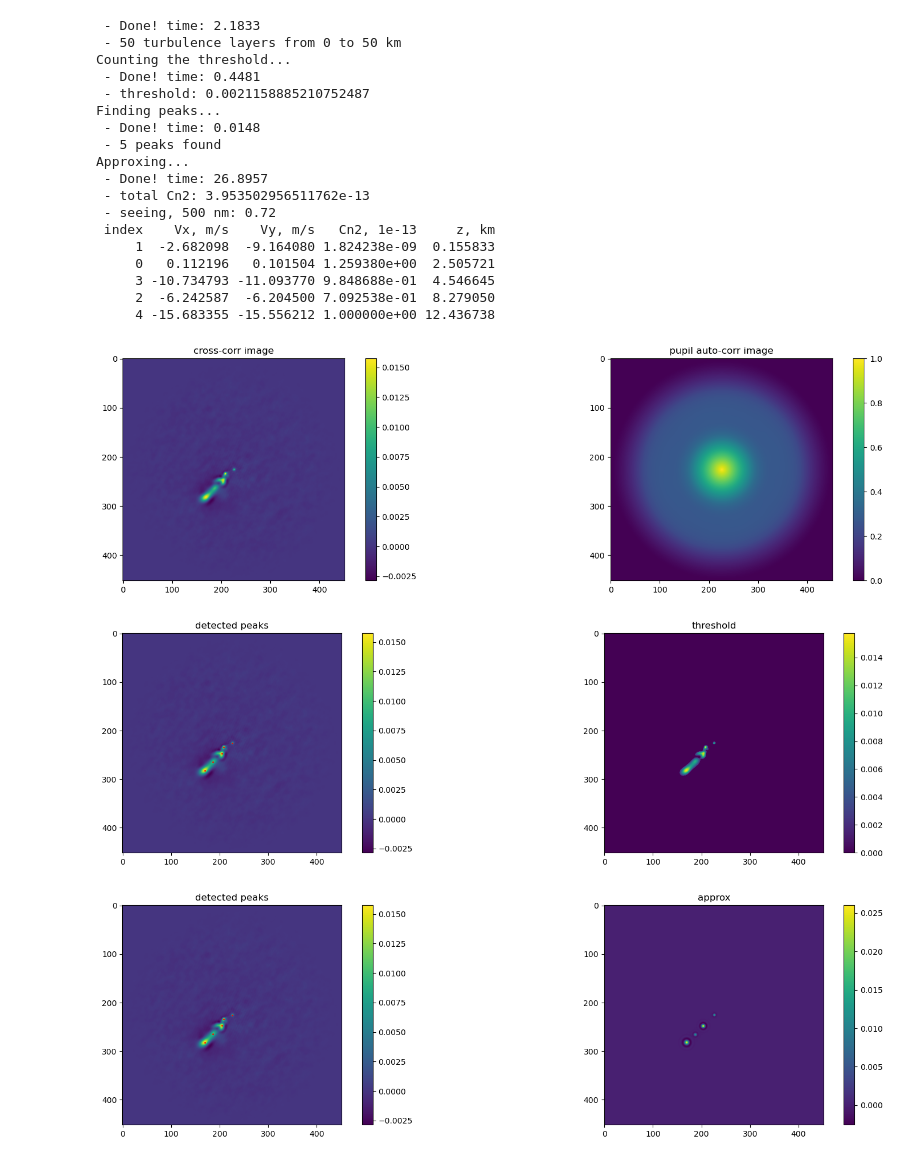
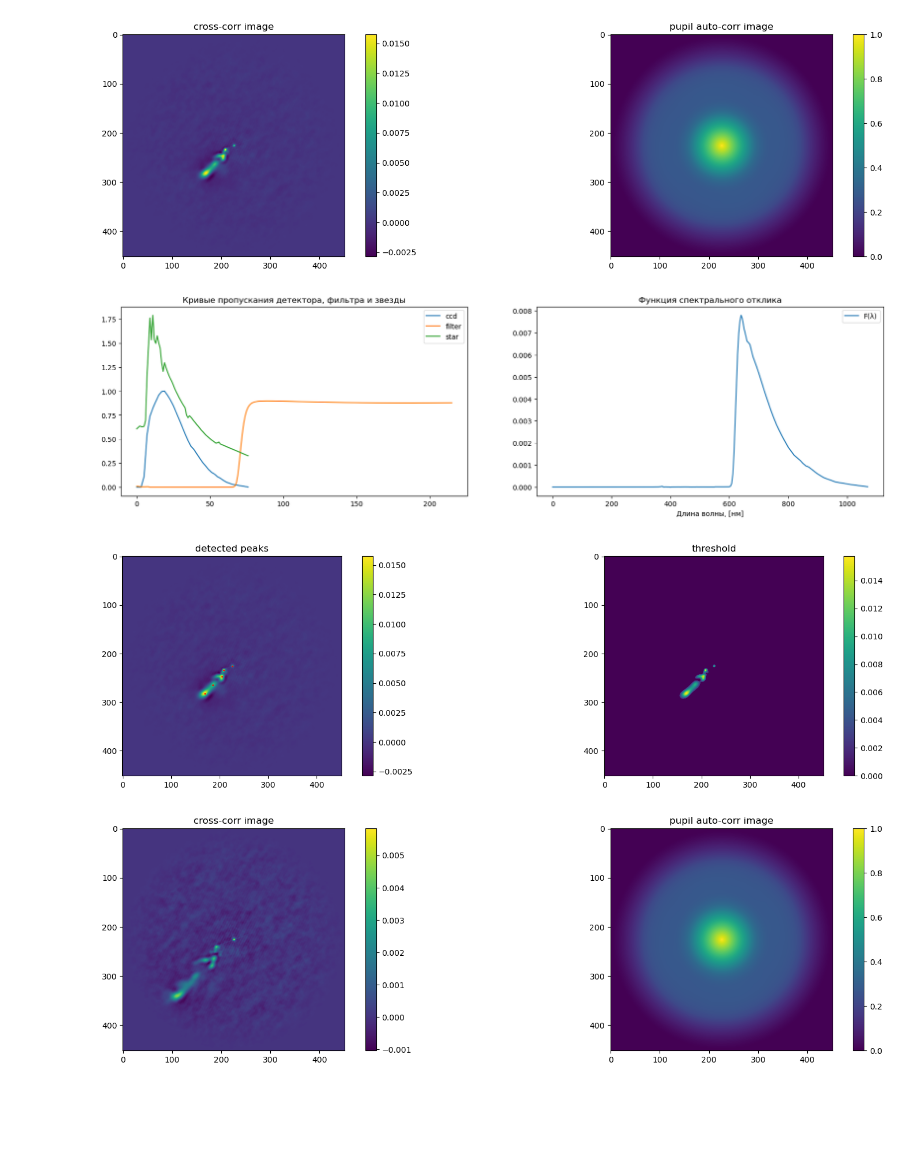
Before and after one commit to AntonMate/domecam, a Jupyter notebook: domecam_process.ipynb, the cells around one changed output. Drawn from its saved outputs; the diff is of its cells as text; code cells hidden in the pictures; blank space fills up the shorter version.

```diff
--- a/domecam_process.ipynb
+++ b/domecam_process.ipynb
@@ -5,7 +5,17 @@ file = '20210130l_m2km.fits'
 file_bias = 'bias20210130.fits'
 data_dir = 'D:/astro/domecam'
 
-processDomecam(file=file, file_bias=file_bias, data_dir=data_dir)
+latency = [4, 8]
+
+file_filter = 'KC19_d16t4_Safonov.xls'
+file_ccd = 'ccd_prosilica2.crv'
+file_star = 'a05.sp'
+
+# добавить фичу на несколько задержек
+
+processDomecam(file=file, file_bias=file_bias, data_dir=data_dir,
+               latency=latency,
+               spectrum='poly', file_filter=file_filter, file_ccd=file_ccd, file_star=file_star)
 # %% [output]
 20210130l_m2km.fits
 
@@ -28,21 +37,4 @@ Creating temporary files...
- - Done! time: 2.1833
- - 50 turbulence layers from 0 to 50 km
-Сounting the threshold...
- - Done! time: 0.4481
- - threshold: 0.0021158885210752487
-Finding peaks...
- - Done! time: 0.0148
- - 5 peaks found
-Approxing...
- - Done! time: 26.8957
- - total Cn2: 3.953502956511762e-13
- - seeing, 500 nm: 0.72
- index    Vx, m/s    Vy, m/s   Cn2, 1e-13     z, km
-     1  -2.682098  -9.164080 1.824238e-09  0.155833
-     0   0.112196   0.101504 1.259380e+00  2.505721
-     3 -10.734793 -11.093770 9.848688e-01  4.546645
-     2  -6.242587  -6.204500 7.092538e-01  8.279050
-     4 -15.683355 -15.556212 1.000000e+00 12.436738
 [figure]
-[figure, old version]
+[figure, new version]
-[figure, old version]
+[figure, new version]
+[figure, added]
```
Also changed, not shown: parts of 1 cell of this notebook, 5 other files.
